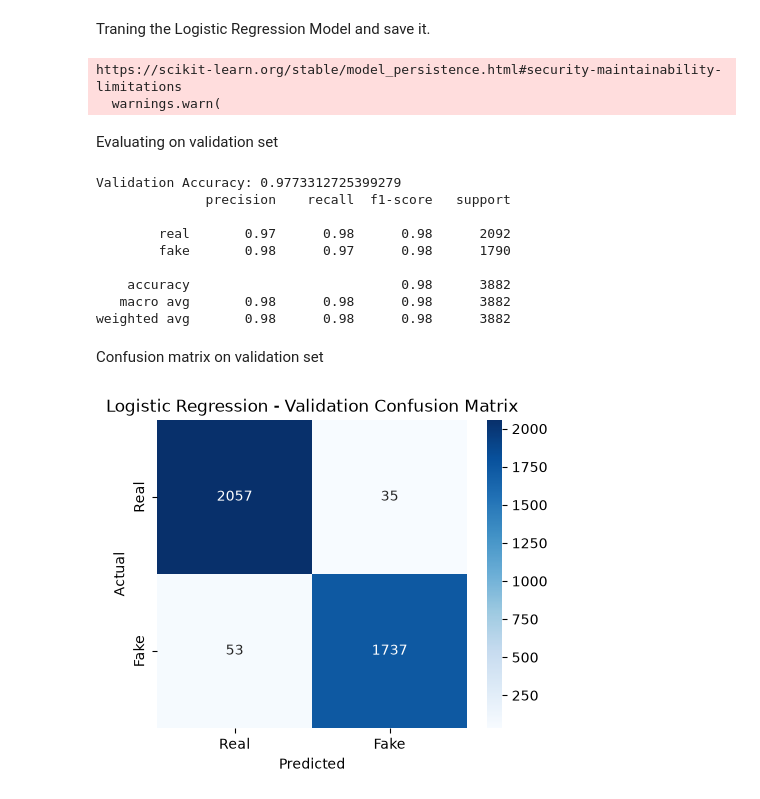
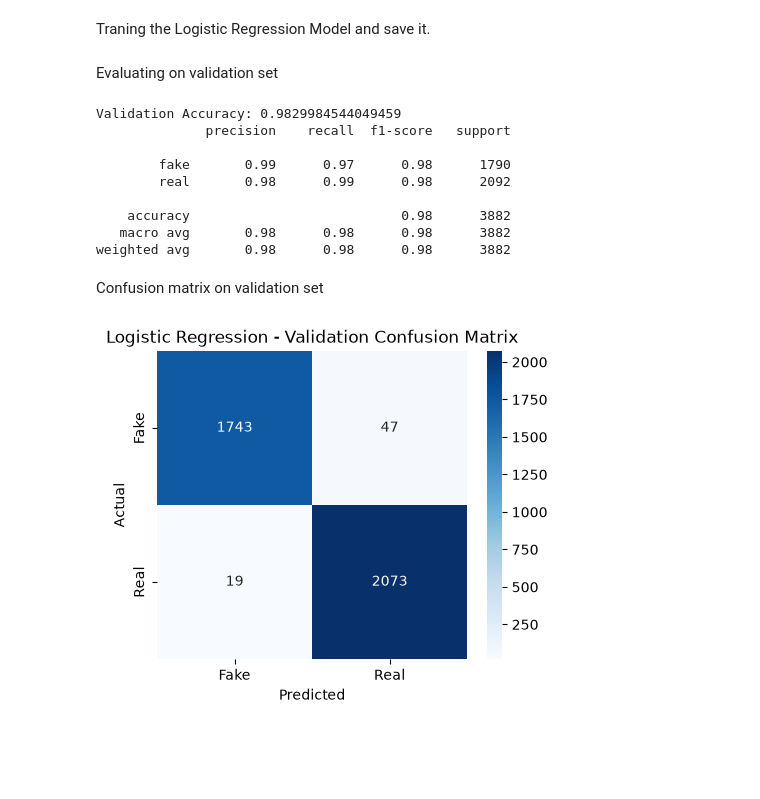
Before and after one commit to Dewnan/NLP_Group_15, a Jupyter notebook: notebooks/dewnan/03_Logistic_Regression.ipynb, the cells around one changed output. Cells and saved outputs as stored; diff of their text form; code cells hidden in the pictures; blank space fills up the shorter version.

```diff
--- a/notebooks/dewnan/03_Logistic_Regression.ipynb
+++ b/notebooks/dewnan/03_Logistic_Regression.ipynb
@@ -113,28 +113,25 @@ Traning the Logistic Regression Model and save it.
 # %%
 model_path = Path('models/LogReg/logreg_model.pkl')
 
-if model_path.exists:
+if model_path.exists():
     logreg_model = joblib.load(model_path)
 else:
     logreg_model = LogisticRegression(max_iter=1000, random_state=42)
     logreg_model.fit(X_train_tfidf, y_train)
     joblib.dump(logreg_model, model_path) # save the model
-# %% [output]
-https://scikit-learn.org/stable/model_persistence.html#security-maintainability-limitations
-  warnings.warn(
 # %% [markdown]
 Evaluating on validation set
 # %%
 y_validate_pred = logreg_model.predict(X_validate_tfidf)
 
 print("Validation Accuracy:", accuracy_score(y_validate, y_validate_pred))
-print(classification_report(y_validate, y_validate_pred, target_names=['real', 'fake']))
+print(classification_report(y_validate, y_validate_pred, target_names=['fake', 'real']))
 # %% [output]
-Validation Accuracy: 0.9773312725399279
+Validation Accuracy: 0.9829984544049459
               precision    recall  f1-score   support
 
-        real       0.97      0.98      0.98      2092
-        fake       0.98      0.97      0.98      1790
+        fake       0.99      0.97      0.98      1790
+        real       0.98      0.99      0.98      2092
 
     accuracy                           0.98      3882
    macro avg       0.98      0.98      0.98      3882
@@ -144,11 +141,14 @@ Confusion matrix on validation set
 # %%
 conf_matrix = confusion_matrix(y_validate, y_validate_pred)
 
 plt.figure(figsize=(5, 4))
-sns.heatmap(conf_matrix, annot=True, fmt='d', cmap='Blues', xticklabels=['Real', 'Fake'], yticklabels=['Real', 'Fake'])
+sns.heatmap(conf_matrix,
+            annot=True, fmt='d', cmap='Blues',
+            xticklabels=['Fake', 'Real'],
+            yticklabels=['Fake', 'Real'])
 plt.xlabel('Predicted')
 plt.ylabel('Actual')
 plt.title('Logistic Regression - Validation Confusion Matrix')
 plt.show()
 # %% [output]
-[figure, old version]
+[figure, new version]
```
Also changed, not shown: parts of 1 cell of this notebook, 10 other files.
